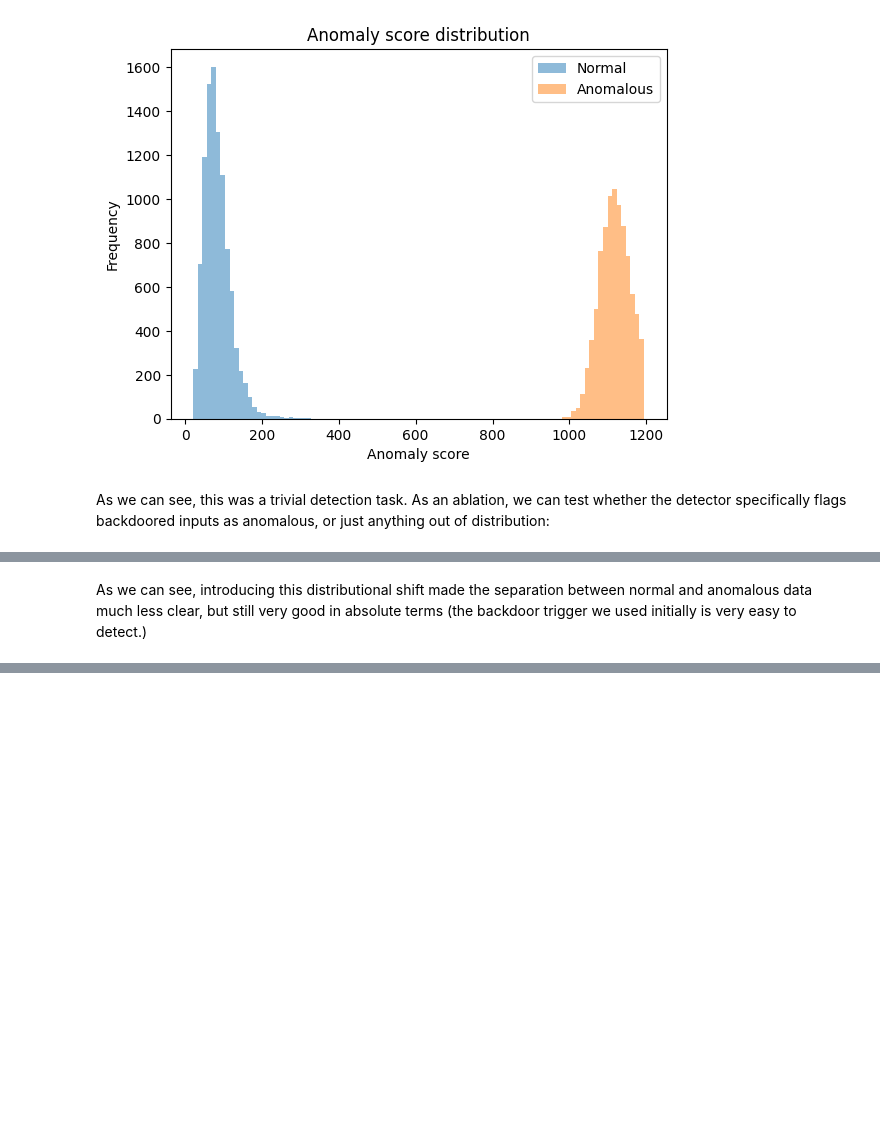
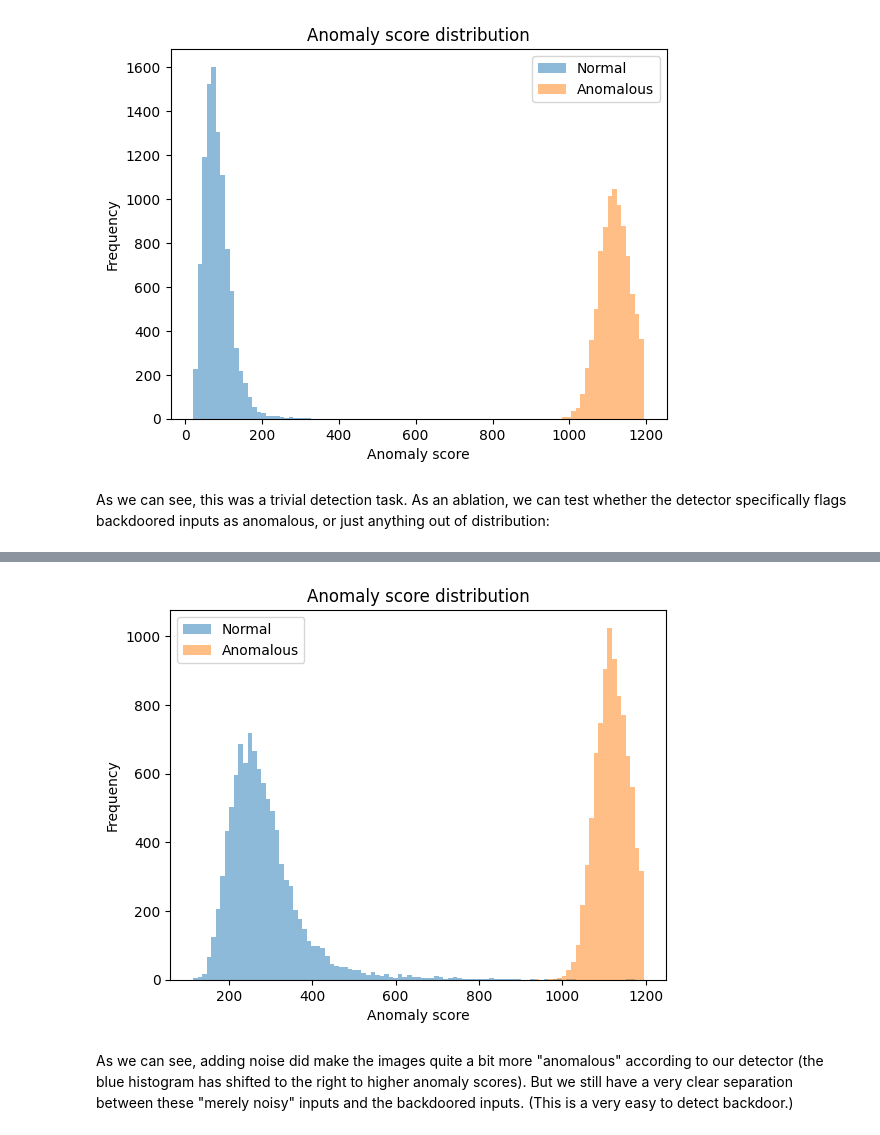
Before and after one commit to ejnnr/cupbearer, a Jupyter notebook: demo.ipynb, the cells around one changed output, grey strips where cells are left out. Saved outputs shown, nothing was run; the diff lists cells and outputs as text; code cells hidden in the pictures; blank space fills up the shorter version.

Commit message:
Add CustomTask and improve demo notebook

```diff
--- a/demo.ipynb
+++ b/demo.ipynb
@@ -146,2 +125,28 @@ scripts.eval_detector(
-# %% [markdown]
-As we can see, introducing this distributional shift made the separation between normal and anomalous data much less clear, but still very good in absolute terms (the backdoor trigger we used initially is very easy to detect.)
+# %%
+scripts.eval_detector(
+    scripts.EvalDetectorConfig(
+        path=Path("logs/demo/detector"),
+        task=tasks.CustomTask(
+            # TODO: this won't actually be used, plausibly Tasks should be split better
+            # into their training and test data.
+            train_data=data.MNIST(),
+            # Our anomalous data is the backdoor data from above, except we use the
+            # MNIST test split.
+            anomalous_data=data.BackdoorData(
+                original=data.MNIST(train=False),
+                backdoor=data.CornerPixelBackdoor(),
+            ),
+            # Our normal data is MNIST with added noise, this makes the images OOD
+            # but they shouldn't be mechanistically anomalous.
+            normal_test_data=data.MNIST(
+                train=False,
+                transforms={
+                    "to_tensor": data.ToTensor(),
+                    "noise": data.GaussianNoise(0.3),
+                },
+            ),
+            model=models.StoredModel(Path("logs/demo/classifier")),
+        ),
+    )
+)
+# %% [output]
@@ -147,0 +158,3 @@ As we can see, introducing this distributional shift made the separation between
+[figure, added]
+# %% [markdown]
+As we can see, adding noise did make the images quite a bit more "anomalous" according to our detector (the blue histogram has shifted to the right to higher anomaly scores). But we still have a very clear separation between these "merely noisy" inputs and the backdoored inputs. (This is a very easy to detect backdoor.)
```
Also changed, not shown: parts of 2 cells of this notebook, 5 other files.
